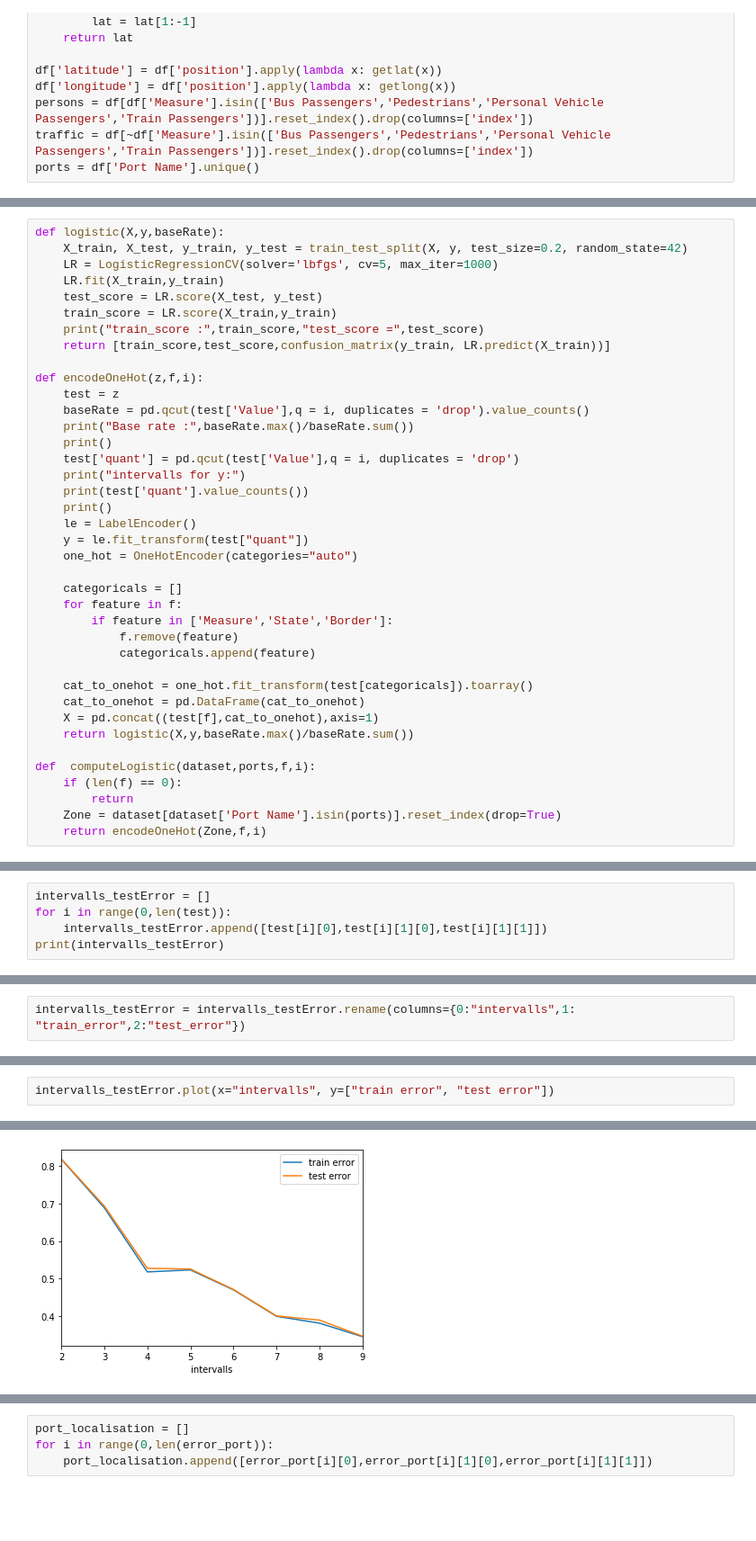
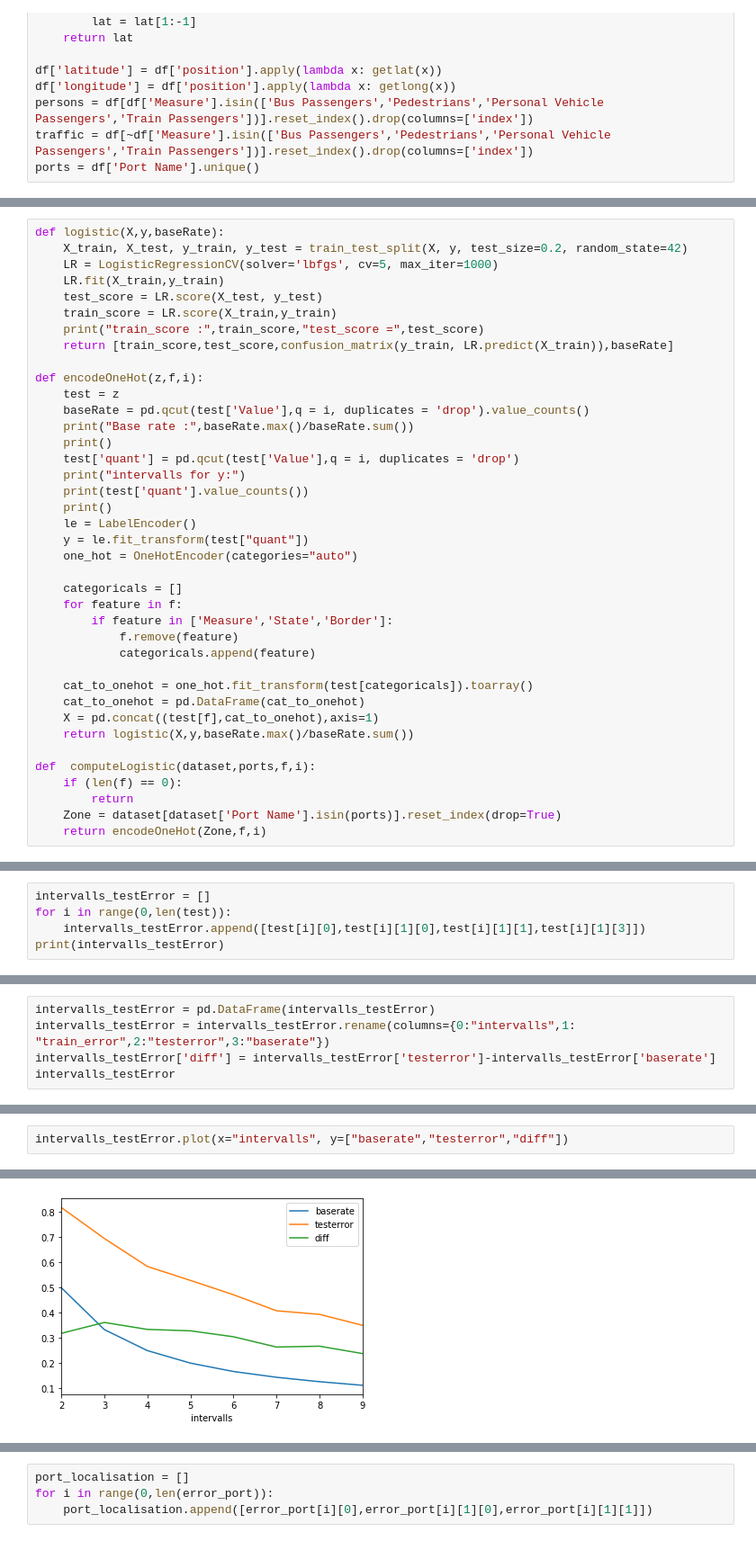
Before and after one commit to rnaua/DMML2019_Team_Swatch, a Jupyter notebook: code/MachineLearning.ipynb, the cells around one changed output, grey strips where cells are left out. Shown at 90% size. Saved outputs shown, nothing was run; the diff lists cells and outputs as text; blank space fills up the shorter version.

```diff
--- a/code/MachineLearning.ipynb
+++ b/code/MachineLearning.ipynb
@@ -51,7 +53,7 @@ def logistic(X,y,baseRate):
     test_score = LR.score(X_test, y_test)
     train_score = LR.score(X_train,y_train)
     print("train_score :",train_score,"test_score =",test_score)
-    return [train_score,test_score,confusion_matrix(y_train, LR.predict(X_train))]
+    return [train_score,test_score,confusion_matrix(y_train, LR.predict(X_train)),baseRate]
 
 def encodeOneHot(z,f,i):
     test = z
@@ -359,6 +141,6 @@ train_score : 0.33834354476131706 test_score = 0.3340007933959235
 # %%
 intervalls_testError = []
 for i in range(0,len(test)):
-    intervalls_testError.append([test[i][0],test[i][1][0],test[i][1][1]])
+    intervalls_testError.append([test[i][0],test[i][1][0],test[i][1][1],test[i][1][3]])
 print(intervalls_testError)
 # %% [output]
@@ -379,2 +148,5 @@ intervalls_testError
 # %%
-intervalls_testError = intervalls_testError.rename(columns={0:"intervalls",1: "train_error",2:"test_error"})
+intervalls_testError = pd.DataFrame(intervalls_testError)
+intervalls_testError = intervalls_testError.rename(columns={0:"intervalls",1: "train_error",2:"testerror",3:"baserate"})
+intervalls_testError['diff'] = intervalls_testError['testerror']-intervalls_testError['baserate']
+intervalls_testError
@@ -393,5 +163,5 @@ intervalls_testError
 # %%
-intervalls_testError.plot(x="intervalls", y=["train error", "test error"])
+intervalls_testError.plot(x="intervalls", y=["baserate","testerror","diff"])
 # %% [output]
 <matplotlib.axes._subplots.AxesSubplot at 0x...>
-[figure, old version]
+[figure, new version]
```
Also changed, not shown: parts of 54 cells of this notebook.
